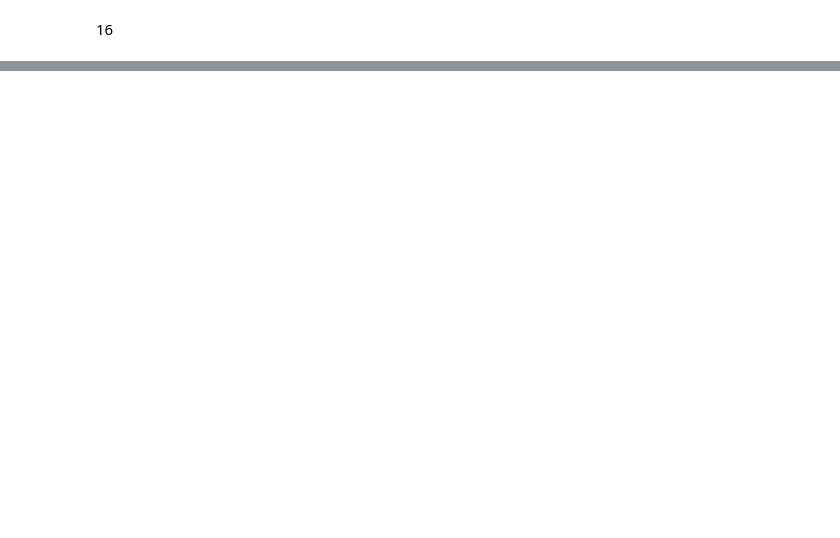
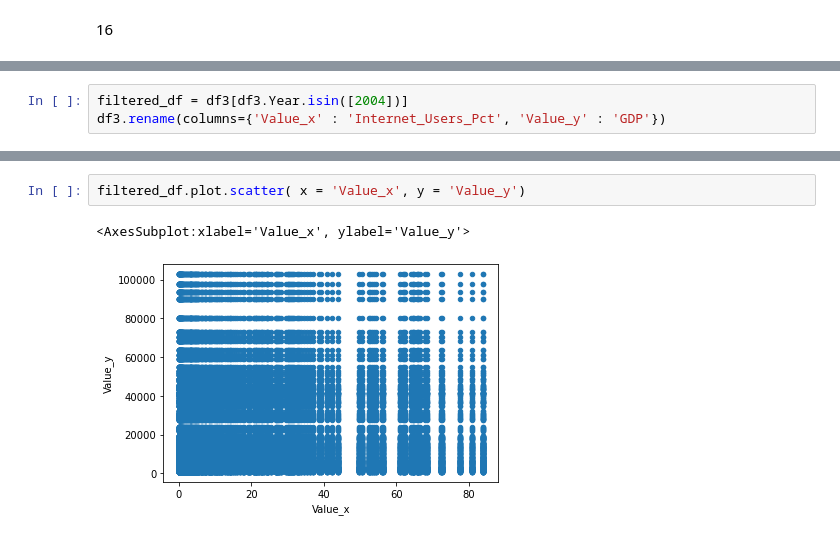
Before and after one commit to NSS-Data-Analytics-Cohort-7/gdp-and-internet-usage-bryanacolson, a Jupyter notebook: Notebook/gap_jupyter.ipynb, the cells around one changed output, grey strips where cells are left out. Drawn from its saved outputs; the diff is of its cells as text; blank space fills up the shorter version.

```diff
--- a/Notebook/gap_jupyter.ipynb
+++ b/Notebook/gap_jupyter.ipynb
@@ -155,0 +195,3 @@ TypeError: 'set' object is not subscriptable
+# %%
+filtered_df = df3[df3.Year.isin([2004])]
+df3.rename(columns={'Value_x' : 'Internet_Users_Pct', 'Value_y' : 'GDP'})
@@ -155,0 +298,5 @@ TypeError: 'set' object is not subscriptable
+# %%
+filtered_df.plot.scatter( x = 'Value_x', y = 'Value_y')
+# %% [output]
+<AxesSubplot:xlabel='Value_x', ylabel='Value_y'>
+[figure, added]
```
Also changed, not shown: parts of 49 cells of this notebook.
